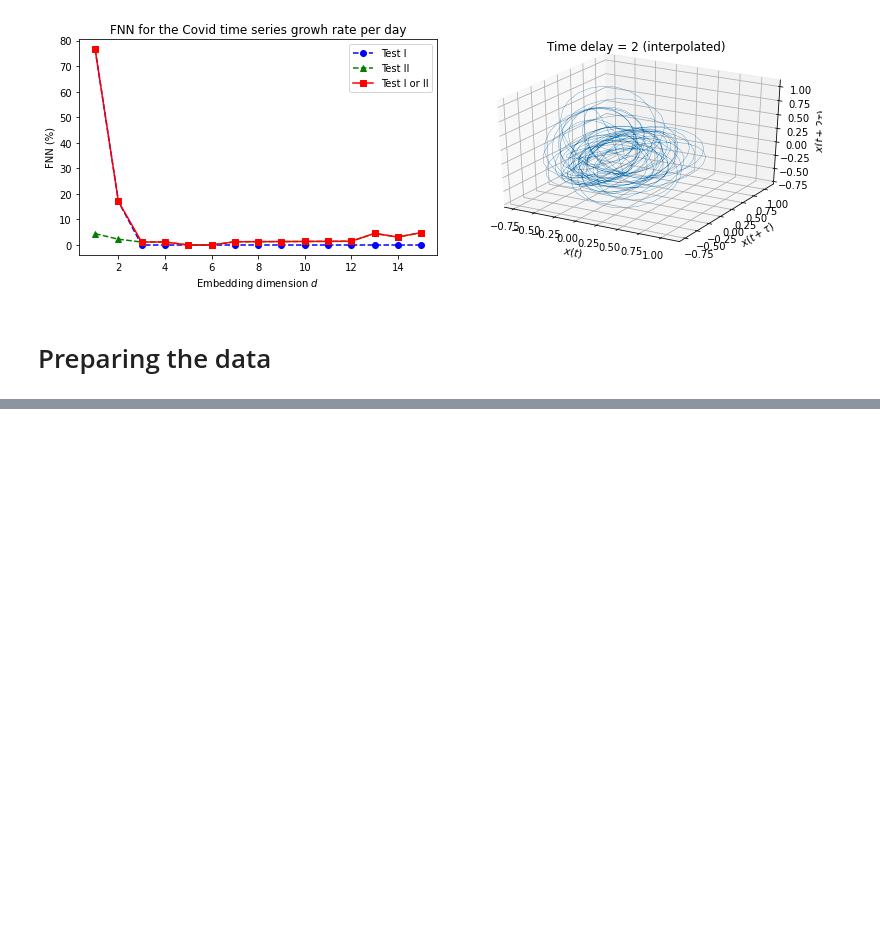
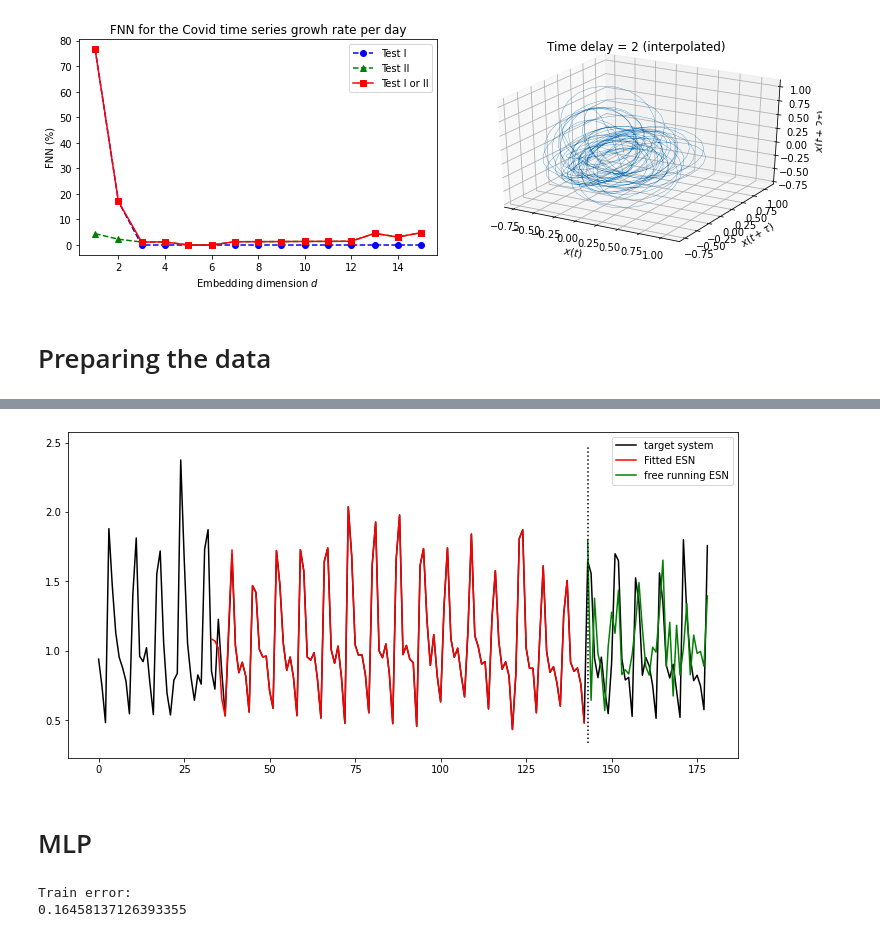
Before and after one commit to tiagoCuervo/coronacle, a Jupyter notebook: chaotic_eda.ipynb, the cells around one changed output, grey strips where cells are left out. Saved outputs shown, nothing was run; the diff lists cells and outputs as text; code cells hidden in the pictures; blank space fills up the shorter version.

```diff
--- a/chaotic_eda.ipynb
+++ b/chaotic_eda.ipynb
@@ -821,0 +1056,5 @@ plt.plot(np.array(dataset)[:, 1])
+# %%
+esn = ESN(n_inputs = 8,
+          n_outputs = 1,
+          n_reservoir = 2048,
+          spectral_radius = 0.95, teacher_forcing=False)
@@ -821,0 +1069,32 @@ plt.plot(np.array(dataset)[:, 1])
+# %%
+esnSeries = np.copy(train).tolist()
+esnSeries.append(trainApproximation[-1].item())
+
+for _ in range(len(test)):
+    sequence = []
+    for j in range(8):
+        sequence.append(esnSeries[-1 - j * 4])
+    prediction = esn.predict(np.array(sequence).reshape(1, -1)).item()
+    esnSeries.append(prediction)
+
+plt.figure(figsize=(12,6))
+plt.plot(timeSeries,'k', label="target system")
+plt.plot(range(8 * 4 + 1, split), trainApproximation,'r', label="Fitted ESN")
+plt.plot(range(split, len(timeSeries)), esnSeries[-(len(timeSeries) - split):],'g', label="free running ESN")
+lo, hi = plt.ylim()
+plt.plot([split, split],[lo + np.spacing(1), hi - np.spacing(1)], 'k:')
+plt.legend()
+plt.show()
+# %% [output]
+[figure, added]
+# %% [markdown]
+# MLP
+# %%
+from sklearn.neural_network import MLPRegressor
+
+mlp = MLPRegressor([128, 128], random_state=1).fit(trainData, trainLabels)
+trainApproximation = mlp.predict(trainData)
+print("Train error: \n"+str(np.sqrt(np.mean((trainApproximation.flatten() - trainLabels)**2))))
+# %% [output]
+Train error:
+0.16458137126393355
```
Also changed, not shown: parts of 9 cells of this notebook.
